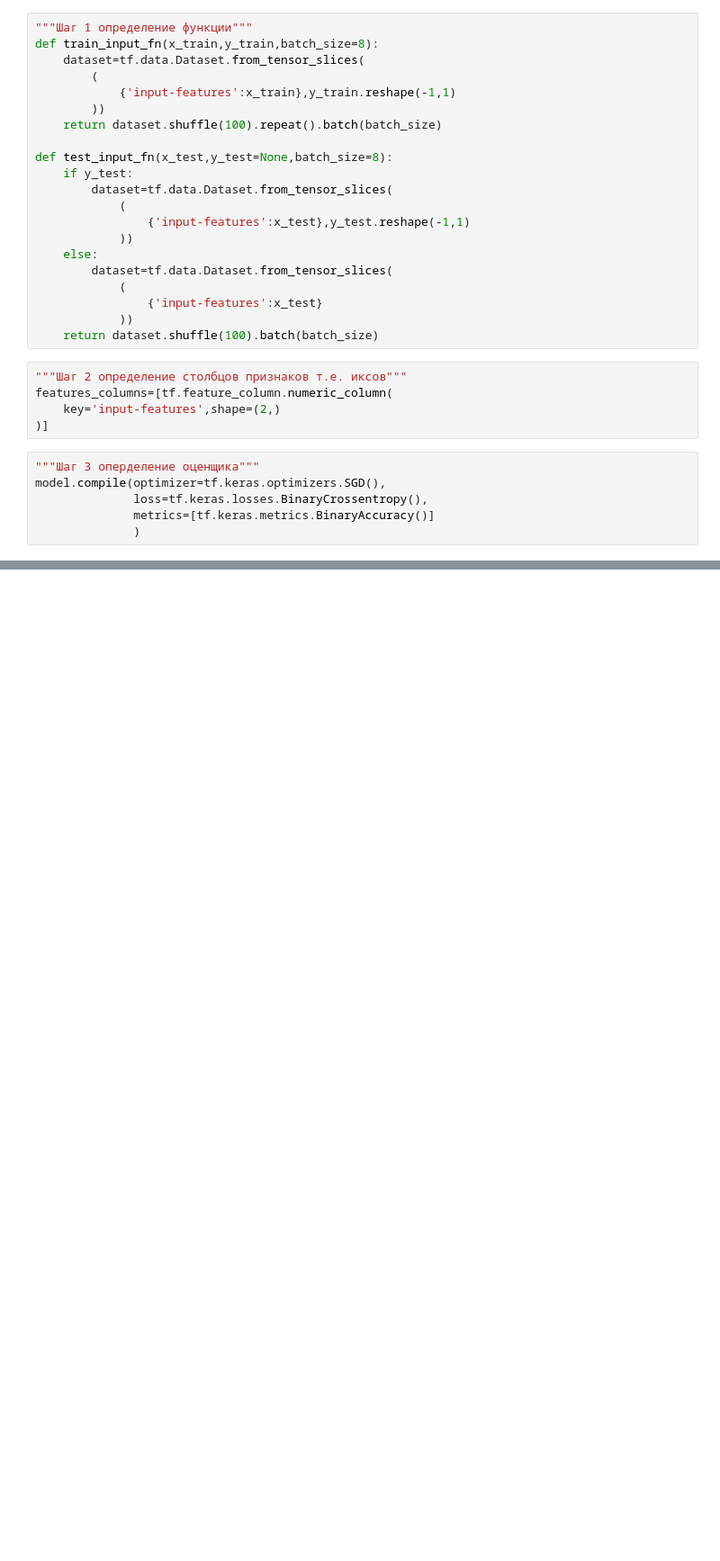
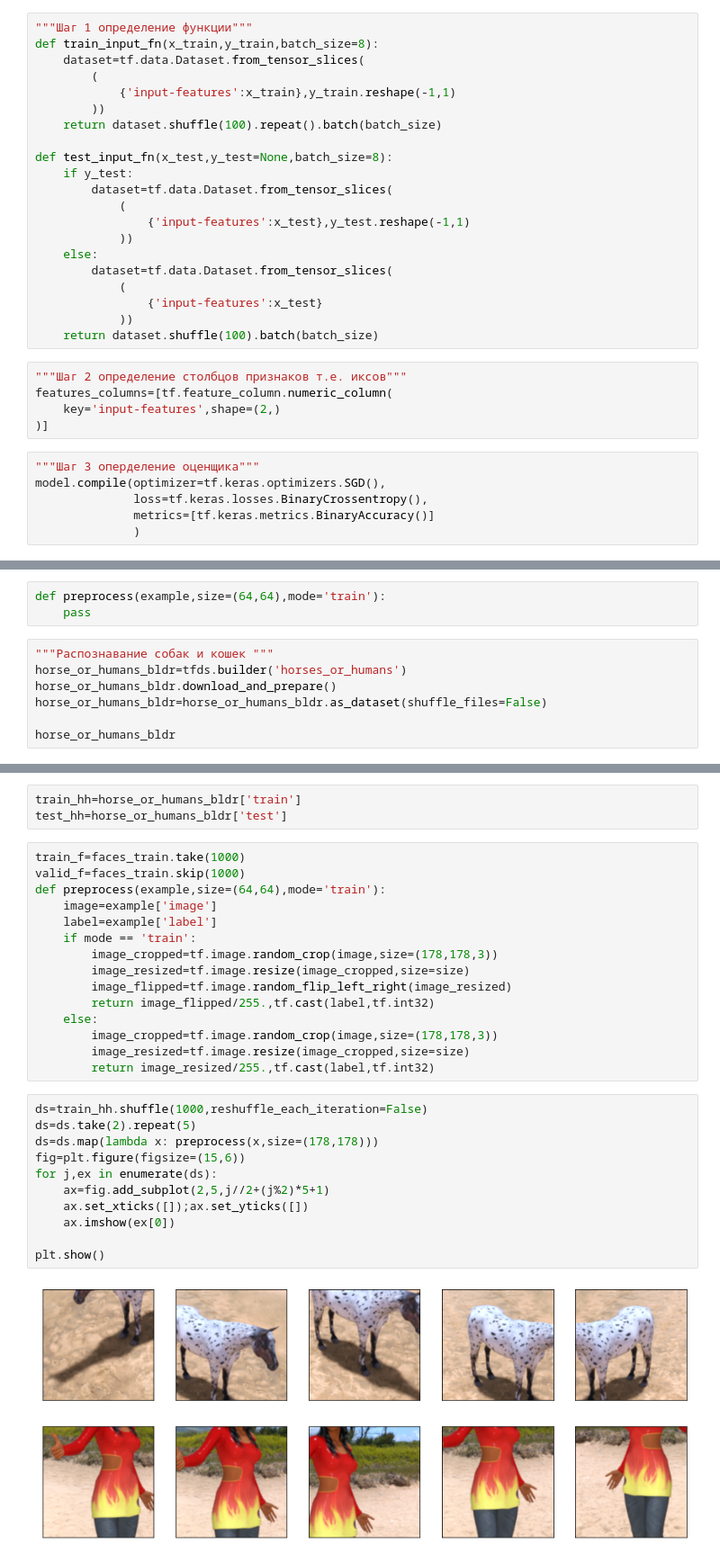
Before and after one commit to airatinho/task, a Jupyter notebook: rashka.ipynb, the cells around one changed output, grey strips where cells are left out. Shown: that part at 90% size. Cells and saved outputs as stored; diff of their text form; blank space fills up the shorter version.

```diff
--- a/rashka.ipynb
+++ b/rashka.ipynb
@@ -2290,0 +1378,10 @@ model.evaluate(x_valid,y_valid)
+# %%
+def preprocess(example,size=(64,64),mode='train'):
+    pass
+# %%
+"""Распознавание собак и кошек """
+horse_or_humans_bldr=tfds.builder('horses_or_humans')
+horse_or_humans_bldr.download_and_prepare()
+horse_or_humans_bldr=horse_or_humans_bldr.as_dataset(shuffle_files=False)
+
+horse_or_humans_bldr
@@ -2290,0 +1396,31 @@ model.evaluate(x_valid,y_valid)
+# %%
+train_hh=horse_or_humans_bldr['train']
+test_hh=horse_or_humans_bldr['test']
+# %%
+train_f=faces_train.take(1000)
+valid_f=faces_train.skip(1000)
+def preprocess(example,size=(64,64),mode='train'):
+    image=example['image']
+    label=example['label']
+    if mode == 'train':
+        image_cropped=tf.image.random_crop(image,size=(178,178,3))
+        image_resized=tf.image.resize(image_cropped,size=size)
+        image_flipped=tf.image.random_flip_left_right(image_resized)
+        return image_flipped/255.,tf.cast(label,tf.int32)
+    else:
+        image_cropped=tf.image.random_crop(image,size=(178,178,3))
+        image_resized=tf.image.resize(image_cropped,size=size)
+        return image_resized/255.,tf.cast(label,tf.int32)
+# %%
+ds=train_hh.shuffle(1000,reshuffle_each_iteration=False)
+ds=ds.take(2).repeat(5)
+ds=ds.map(lambda x: preprocess(x,size=(178,178)))
+fig=plt.figure(figsize=(15,6))
+for j,ex in enumerate(ds):
+    ax=fig.add_subplot(2,5,j//2+(j%2)*5+1)
+    ax.set_xticks([]);ax.set_yticks([])
+    ax.imshow(ex[0])
+
+plt.show()
+# %% [output]
+[figure, added]
```
Also changed, not shown: parts of 158 cells of this notebook, 1 other file.
